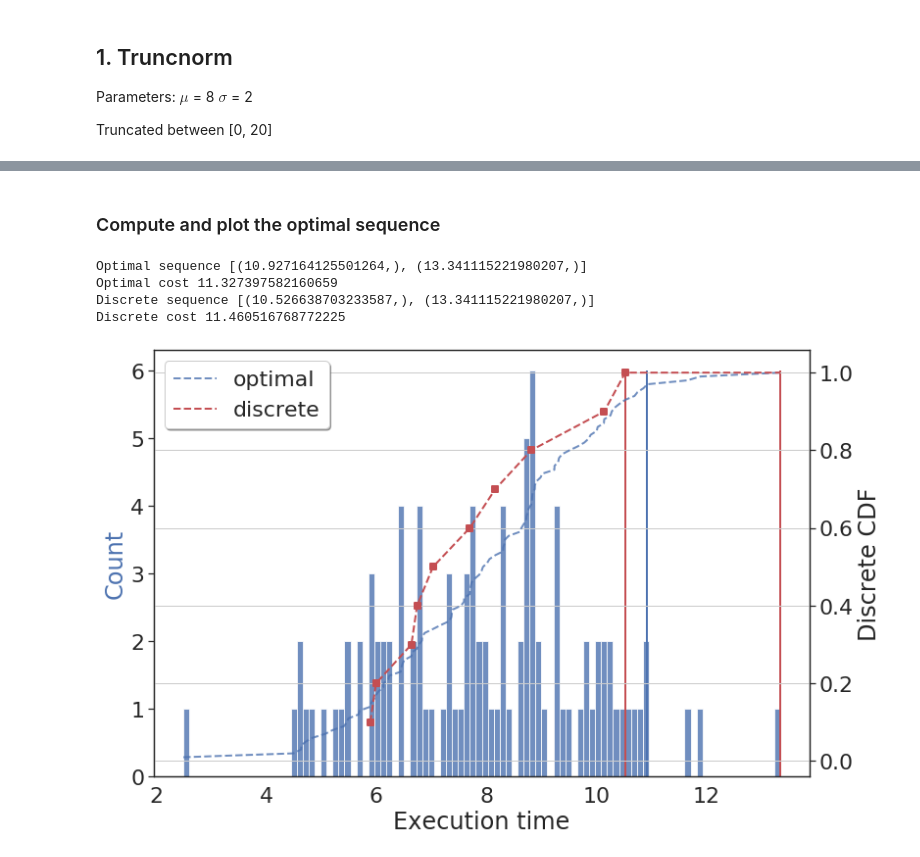
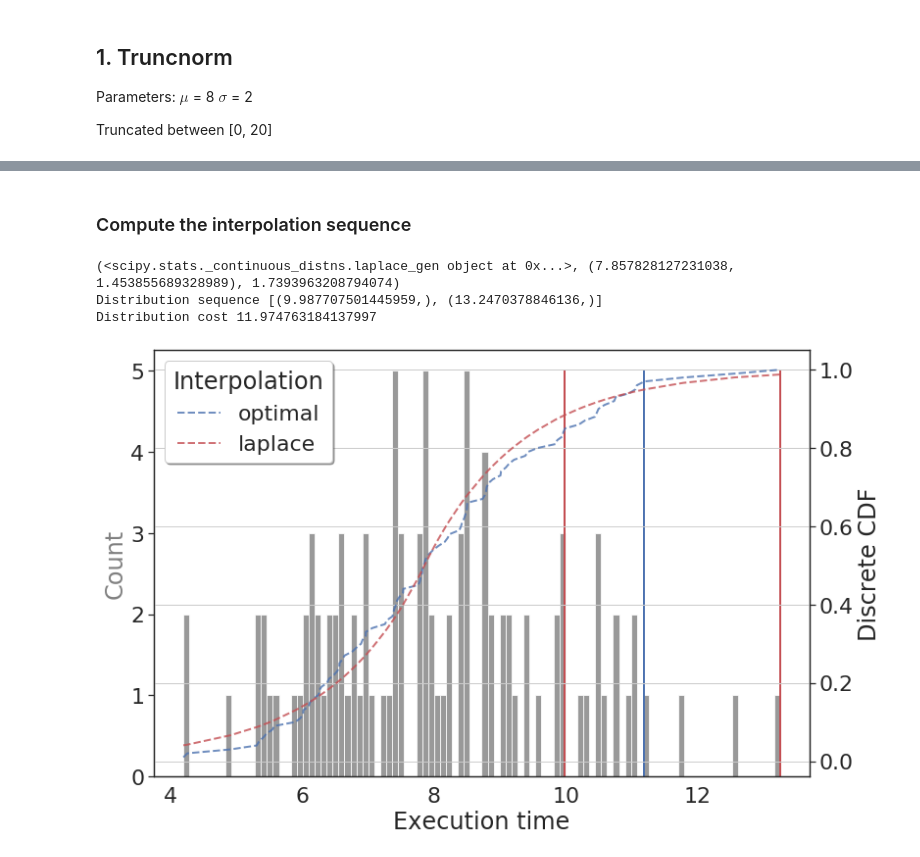
Before and after one commit to anagainaru/ReproducibilityInitiative, a Jupyter notebook: walltime_request/examples_cdf_sequence.ipynb, the cells around one changed output, grey strips where cells are left out. Cells and saved outputs as stored; diff of their text form; code cells hidden in the pictures.

```diff
--- a/walltime_request/examples_cdf_sequence.ipynb
+++ b/walltime_request/examples_cdf_sequence.ipynb
@@ -156,9 +145,7 @@ training_data = random.sample(list(data), training_size)
 wf = WorkloadCDF.WorkloadCDF(training_data)
 discret_data, cdf = wf.compute_discrete_cdf()
 
-handler = OptimalSequence.TODiscretSequence(max(data), discret_data, cdf)
-discrete_sequence = handler.compute_request_sequence()
+discrete_sequence = wf.compute_request_sequence(max_request=max(data))
 print("Discrete sequence", discrete_sequence)
-cost_handler = WorkloadCDF.LogDataCost(discrete_sequence)
-print("Discrete cost", cost_handler.compute_cost(data))
+print("Discrete cost", wf.compute_sequence_cost(discrete_sequence, data))
 # %% [output]
@@ -284,4 +265,3 @@ lower_bound = (lower_limit - mu) / sigma
 # %%
 data = distribution.rvs(lower_bound, upper_bound,
                         loc=mu, scale=sigma, size=100)
-data.sort()
@@ -288,68 +331,53 @@ data.sort()
 # %% [markdown]
-### Compute and plot the optimal sequence
+### Compute the interpolation sequence
-# %%
-training_data = random.sample(list(data), training_size)
-wf = WorkloadCDF.WorkloadCDF(data)
-optimal_data, optimal_cdf = wf.compute_discrete_cdf()
-
-handler = OptimalSequence.TODiscretSequence(max(data), optimal_data, optimal_cdf)
-optimal_sequence = handler.compute_request_sequence()
-print("Optimal sequence", optimal_sequence)
-cost_handler = WorkloadCDF.LogDataCost(optimal_sequence)
-optimal_cost = cost_handler.compute_cost(data)
-print("Optimal cost", optimal_cost)
-
-# discrete data
-wf = WorkloadCDF.WorkloadCDF(training_data)
-discret_data, cdf = wf.compute_discrete_cdf()
-
-handler = OptimalSequence.TODiscretSequence(max(data), discret_data, cdf)
-discrete_sequence = handler.compute_request_sequence()
-print("Discrete sequence", discrete_sequence)
-cost_handler = WorkloadCDF.LogDataCost(discrete_sequence)
-print("Discrete cost", cost_handler.compute_cost(data))
-# %% [output]
-Optimal sequence [(10.927164125501264,), (13.341115221980207,)]
-Optimal cost 11.327397582160659
-Discrete sequence [(10.526638703233587,), (13.341115221980207,)]
-Discrete cost 11.460516768772225
+# %%
+# compute the interpolation of the CDF points
+wf.set_interpolation_model([WorkloadCDF.DistInterpolation(data)])
+best_fit = wf.compute_best_cdf_fit()
+if best_fit != -1:
+     best_fit = wf.get_best_fit()
+print(best_fit)
+all_data_discrete, all_data_cdf = wf.get_interpolation_cdf(data, best_fit)
+
+distr_sequence = wf.compute_request_sequence(max_request=max(data))
+print("Distribution sequence", distr_sequence)
+print("Distribution cost", wf.compute_sequence_cost(distr_sequence, data))
+# %% [output]
+(<scipy.stats._continuous_distns.laplace_gen object at 0x...>, (7.857828127231038, 1.453855689328989), 1.7393963208794074)
+Distribution sequence [(9.987707501445959,), (13.2470378846136,)]
+Distribution cost 11.974763184137997
 # %%
-# plot the data and the discrete CDF (consecutive points joined by a line)
-
 fig, ax = plt.subplots(figsize=(12,8))
 sns.set(font_scale=2)
 sns.set_style("white")
 ax2 = ax.twinx()
+# plot data
 counts, bins = np.histogram(data, bins=100)
-ax.hist(bins[:-1], bins, weights=counts, alpha=0.8)
+ax.hist(bins[:-1], bins, weights=counts, alpha=0.8, color="grey")
 
 # plot optimal sequence
 ax.vlines(optimal_sequence[0], min(counts), max(counts), colors='b', lw=2,
           linestyles='solid', label='optimal')
 for i in range(1,len(optimal_sequence)):
     ax.vlines(optimal_sequence[i], min(counts), max(counts), colors='b', lw=2, linestyles='solid')
 
-
-# plot the discrete sequence
-ax.vlines(discrete_sequence[0], min(counts), max(counts), colors='r', lw=2,
-          linestyles='solid', label='discrete')
-for i in range(1,len(discrete_sequence)):
-    ax.vlines(discrete_sequence[i], min(counts), max(counts), colors='r', lw=2, linestyles='solid')
+# plot polynomial fit sequence
+ax.vlines(distr_sequence[0], min(counts), max(counts), colors='r', lw=2,
+          linestyles='solid', label='optimal')
+for i in range(1,len(distr_sequence)):
+    ax.vlines(distr_sequence[i], min(counts), max(counts), colors='r', lw=2, linestyles='solid')
 
 # plot optimal fit
 ax2.plot(optimal_data, optimal_cdf, 'b--', lw=2, alpha=0.8, label="optimal")
 
-# plot sample data
-ax2.plot(discret_data + [max(data)], cdf + [1], 'r--', lw=2, alpha=1, label="discrete")
-ax2.scatter(discret_data, cdf, marker="s", color="r", lw=2, alpha=1)
+# polynomial fit
+ax2.plot(all_data_discrete, all_data_cdf, 'r--', lw=2, alpha=0.8, label=best_fit[0].name)
 
-ax2.legend(shadow=True)
+ax2.legend(shadow=True, title="Interpolation")
 plt.grid(True)
 ax.set_xlabel('Execution time')
 ax2.set_ylabel('Discrete CDF')
-ax.set_ylabel('Count', color="b")
-if plot:
-    plt.savefig("figures/training%d_discrete_seq.png" %(training_size))
+ax.set_ylabel('Count', color="grey")
 plt.show()
 # %% [output]
-[figure, old version]
+[figure, new version]
```
Also changed, not shown: parts of 19 cells of this notebook.
